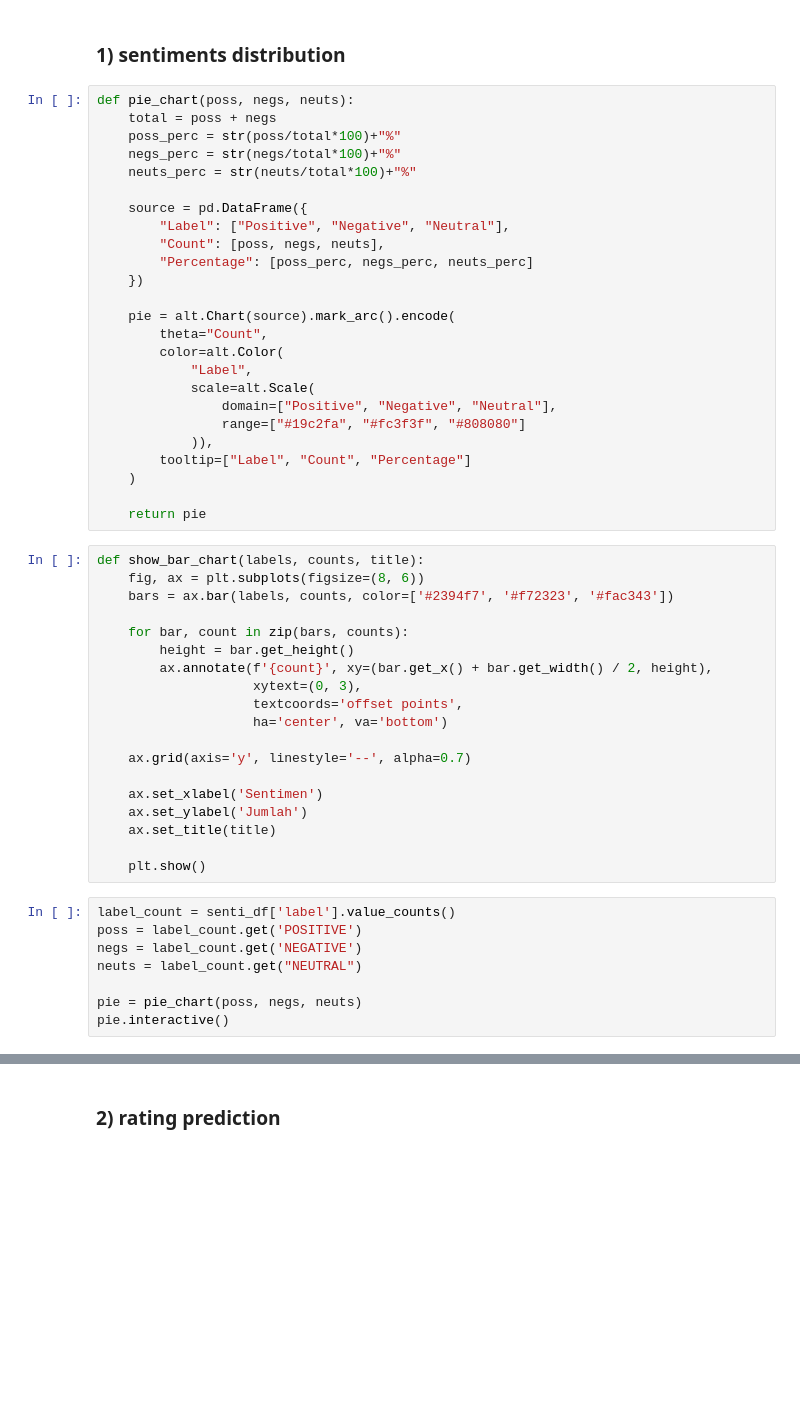
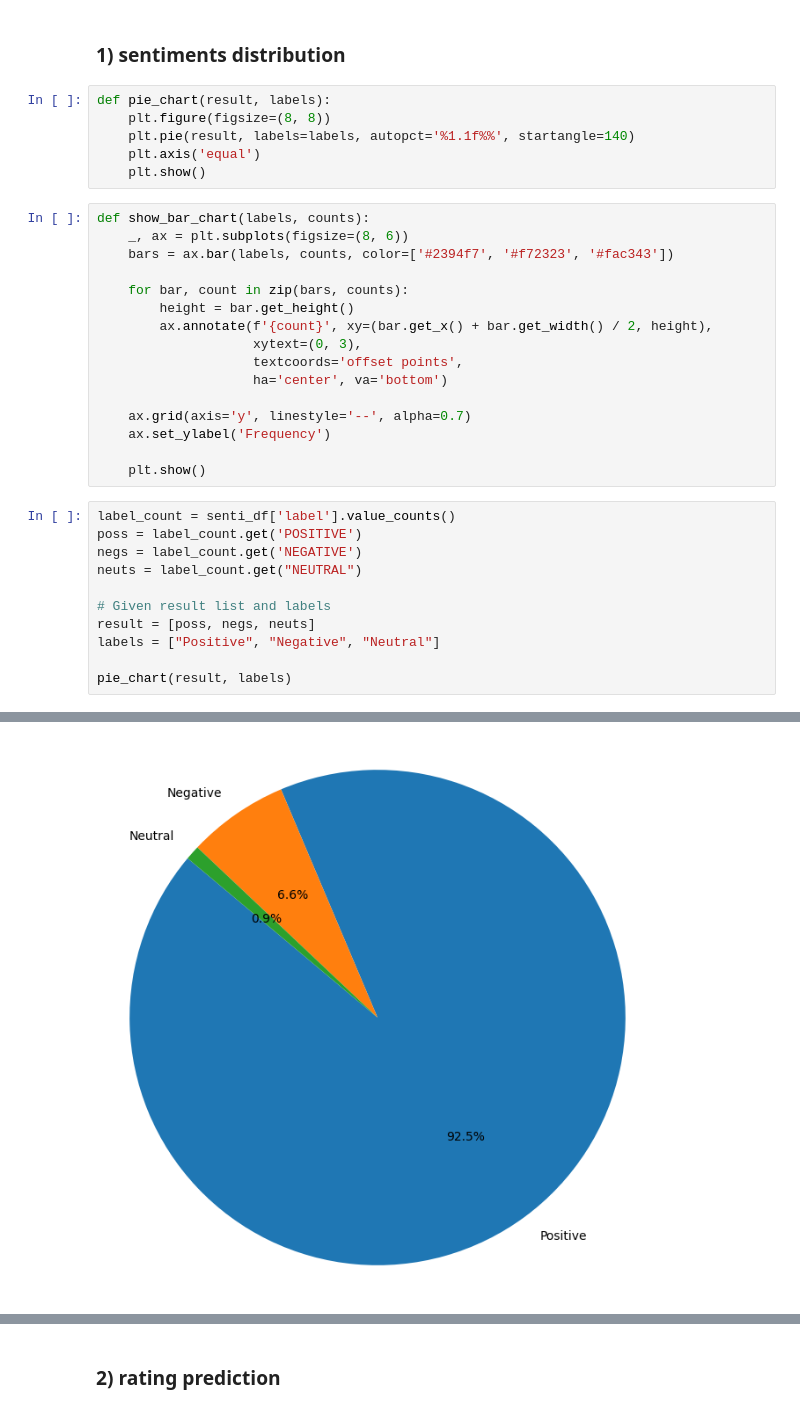
Before and after one commit to alvinxrww/cakap-sentiment-analysis, a Jupyter notebook: Data Analysis/Google Reviews/google_reviews_analysis.ipynb, the cells around one changed output, grey strips where cells are left out. Saved outputs shown, nothing was run; the diff lists cells and outputs as text; blank space fills up the shorter version.

```diff
--- a/Data Analysis/Google Reviews/google_reviews_analysis.ipynb
+++ b/Data Analysis/Google Reviews/google_reviews_analysis.ipynb
@@ -74,34 +74,15 @@ import altair as alt
 import matplotlib.pyplot as plt
 # %% [markdown]
 ### 1) sentiments distribution
-# %%
-def pie_chart(poss, negs, neuts):
-    total = poss + negs
-    poss_perc = str(poss/total*100)+"%"
-    negs_perc = str(negs/total*100)+"%"
-    neuts_perc = str(neuts/total*100)+"%"
-
-    source = pd.DataFrame({
-        "Label": ["Positive", "Negative", "Neutral"],
-        "Count": [poss, negs, neuts],
-        "Percentage": [poss_perc, negs_perc, neuts_perc]
-    })
-
-    pie = alt.Chart(source).mark_arc().encode(
-        theta="Count",
-        color=alt.Color(
-            "Label",
-            scale=alt.Scale(
-                domain=["Positive", "Negative", "Neutral"],
-                range=["#19c2fa", "#fc3f3f", "#808080"]
-            )),
-        tooltip=["Label", "Count", "Percentage"]
-    )
-
-    return pie
+# %%
+def pie_chart(result, labels):
+    plt.figure(figsize=(8, 8))
+    plt.pie(result, labels=labels, autopct='%1.1f%%', startangle=140)
+    plt.axis('equal')
+    plt.show()
 # %%
-def show_bar_chart(labels, counts, title):
-    fig, ax = plt.subplots(figsize=(8, 6))
+def show_bar_chart(labels, counts):
+    _, ax = plt.subplots(figsize=(8, 6))
     bars = ax.bar(labels, counts, color=['#2394f7', '#f72323', '#fac343'])
 
     for bar, count in zip(bars, counts):
@@ -112,10 +93,7 @@ def show_bar_chart(labels, counts, title):
                     ha='center', va='bottom')
 
     ax.grid(axis='y', linestyle='--', alpha=0.7)
-
-    ax.set_xlabel('Sentimen')
-    ax.set_ylabel('Jumlah')
-    ax.set_title(title)
+    ax.set_ylabel('Frequency')
 
     plt.show()
 # %%
@@ -124,6 +102,9 @@ poss = label_count.get('POSITIVE')
 negs = label_count.get('NEGATIVE')
 neuts = label_count.get("NEUTRAL")
 
-pie = pie_chart(poss, negs, neuts)
-pie.interactive()
+# Given result list and labels
+result = [poss, negs, neuts]
+labels = ["Positive", "Negative", "Neutral"]
+
+pie_chart(result, labels)
 # %% [output]
@@ -131,3 +111,4 @@ pie.interactive()
+[figure, added]
 # %%
 show_bar_chart(
     ["Positive", "Negative", "Neutral"],
```
Also changed, not shown: parts of 11 cells of this notebook, 3 other files.
